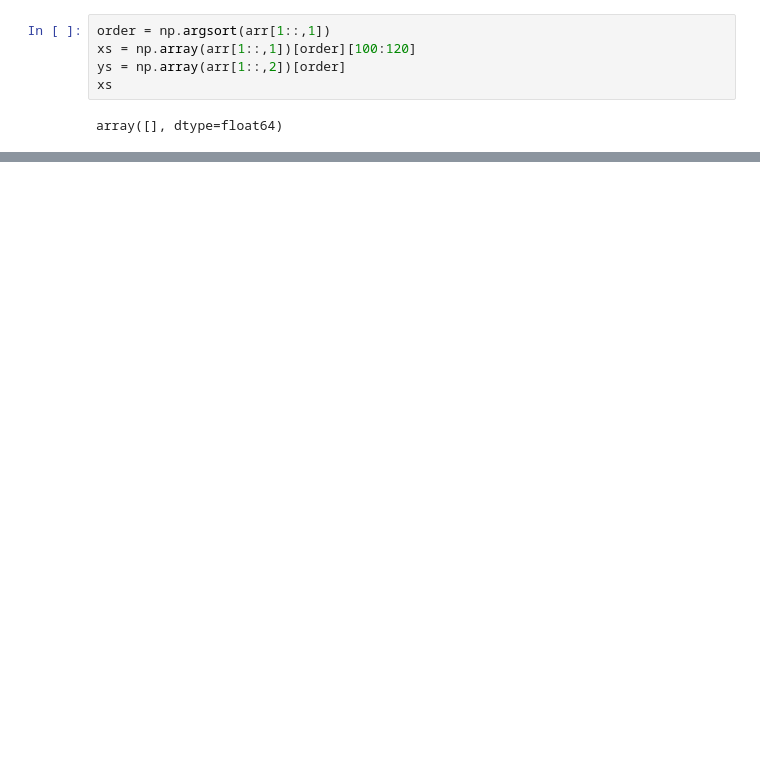
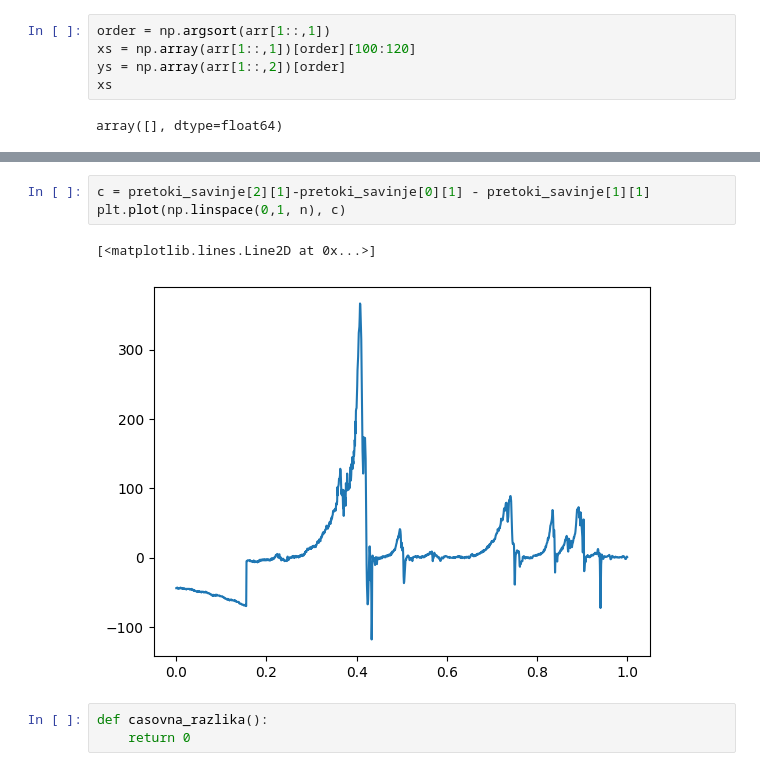
Before and after one commit to ld7426/projektna, a Jupyter notebook: Analiza.ipynb, the cells around one changed output, grey strips where cells are left out. Drawn from its saved outputs; the diff is of its cells as text; blank space fills up the shorter version.

```diff
--- a/Analiza.ipynb
+++ b/Analiza.ipynb
@@ -113,0 +156,9 @@ slovar
+# %%
+c = pretoki_savinje[2][1]-pretoki_savinje[0][1] - pretoki_savinje[1][1]
+plt.plot(np.linspace(0,1, n), c)
+# %% [output]
+[<matplotlib.lines.Line2D at 0x...>]
+[figure, added]
+# %%
+def casovna_razlika():
+    return 0
```
Also changed, not shown: parts of 29 cells of this notebook, 1 other file.
